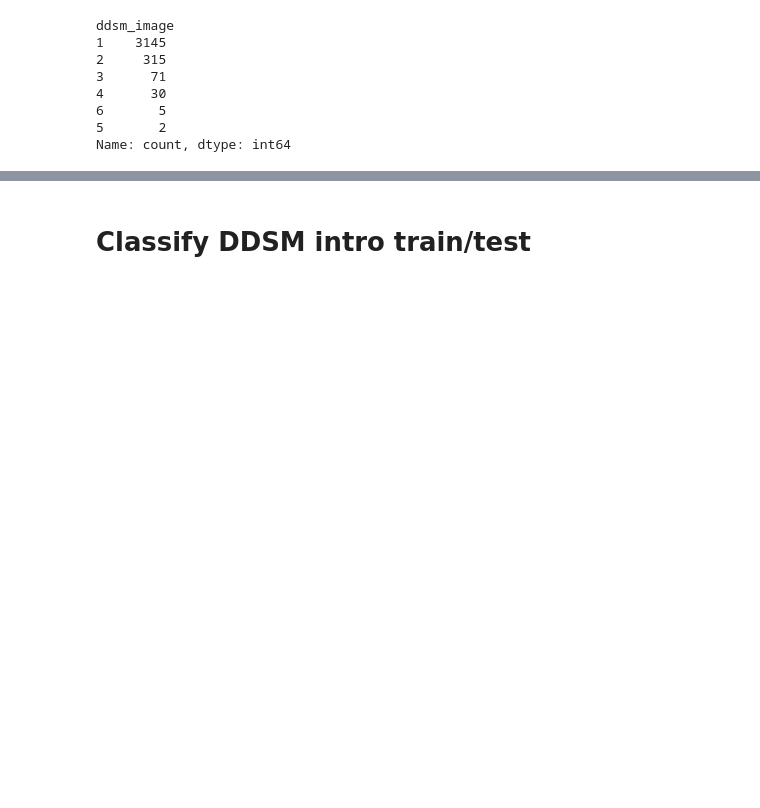
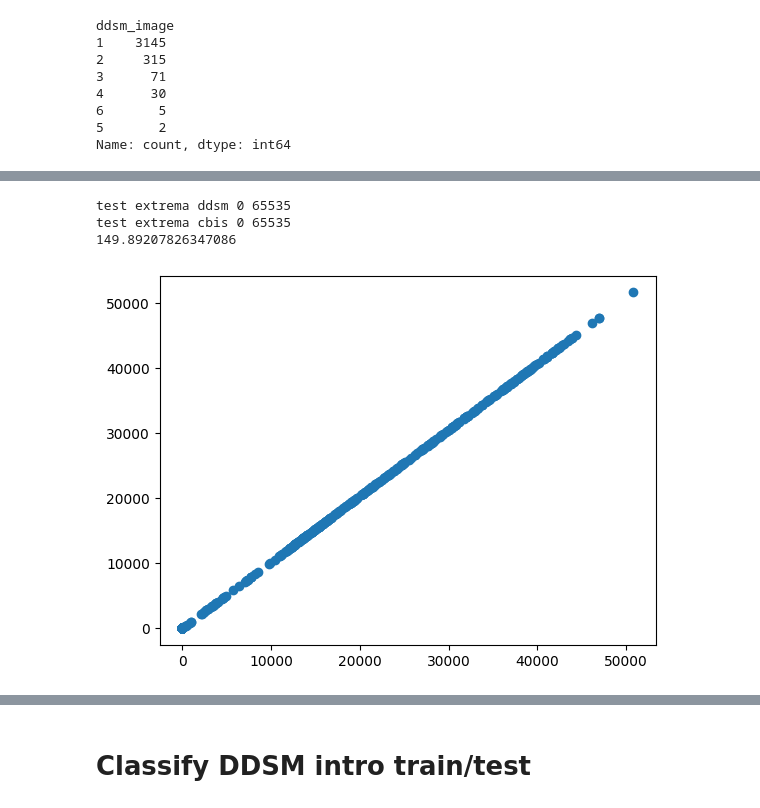
Before and after one commit to alalbiol/Mammography, a Jupyter notebook: mamo_holistic/notebooks/find_cbis_ddsm_correspondences.ipynb, the cells around one changed output, grey strips where cells are left out. Drawn from its saved outputs; the diff is of its cells as text; code cells hidden in the pictures; blank space fills up the shorter version.

```diff
--- a/mamo_holistic/notebooks/find_cbis_ddsm_correspondences.ipynb
+++ b/mamo_holistic/notebooks/find_cbis_ddsm_correspondences.ipynb
@@ -226,2 +263,23 @@ Voy a pintar un ejemplo con dos candidatos
+# %%
+test_ddsm = np.array(Image.open(ddsm_candidates[0][0]))
+print("test extrema ddsm", test_ddsm.min(), test_ddsm.max())
+
+test_cbis = pydicom.dcmread(cbis_image).pixel_array
+print("test extrema cbis", test_cbis.min(), test_cbis.max())
+
+
+
+ddsm_flatten = test_ddsm.flatten()
+cbis_flatten = test_cbis.flatten()
+
+rand_indx = np.random.randint(0, len(ddsm_flatten), 1000)
+plt.plot(ddsm_flatten[rand_indx], cbis_flatten[rand_indx], 'o')
+
+print(np.abs(test_cbis - test_ddsm).mean())
+# %% [output]
+test extrema ddsm 0 65535
+test extrema cbis 0 65535
+149.89207826347086
+[figure, added]
 # %%
 for idx, row in all_case.iterrows():
```
Also changed, not shown: parts of 34 cells of this notebook, 12 other files.
